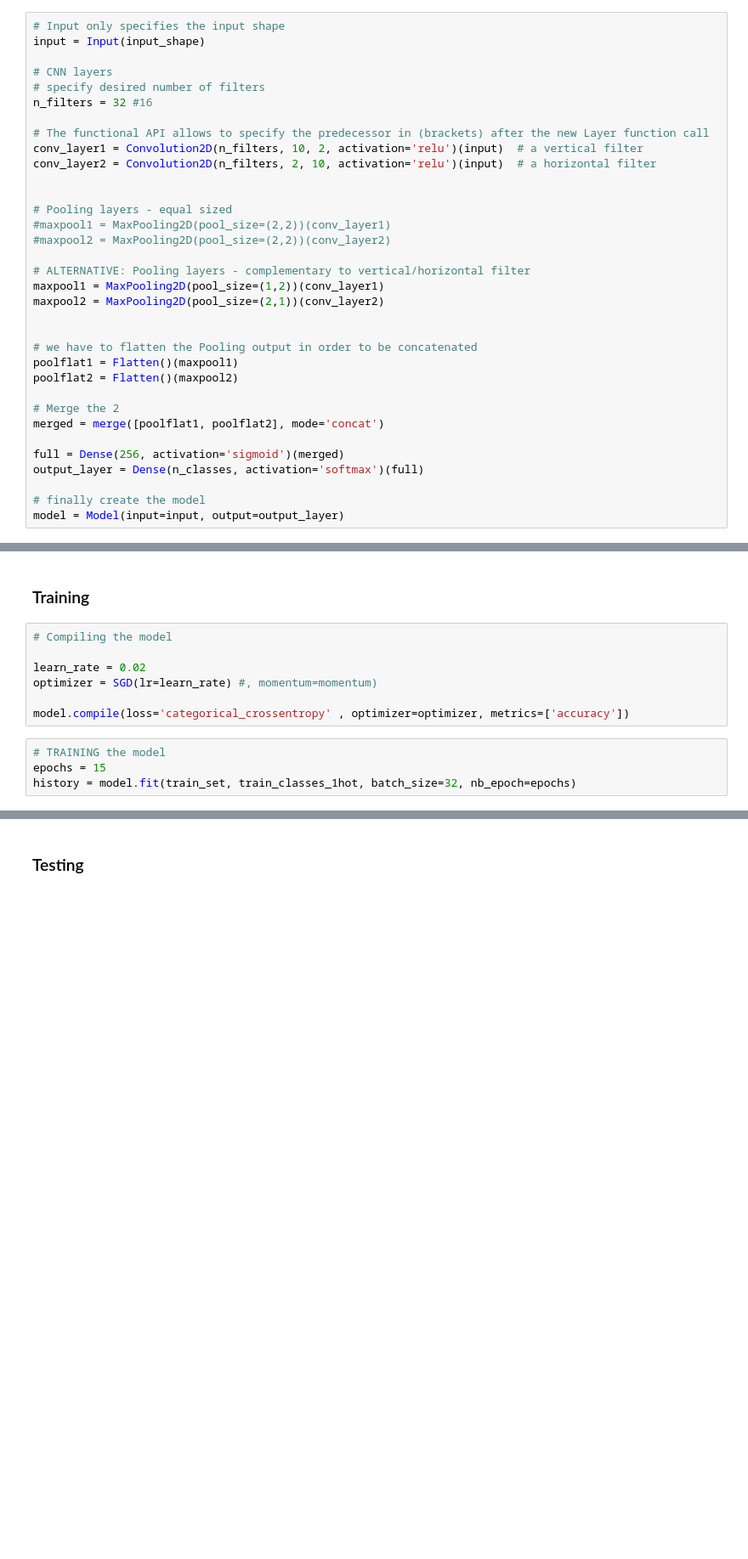
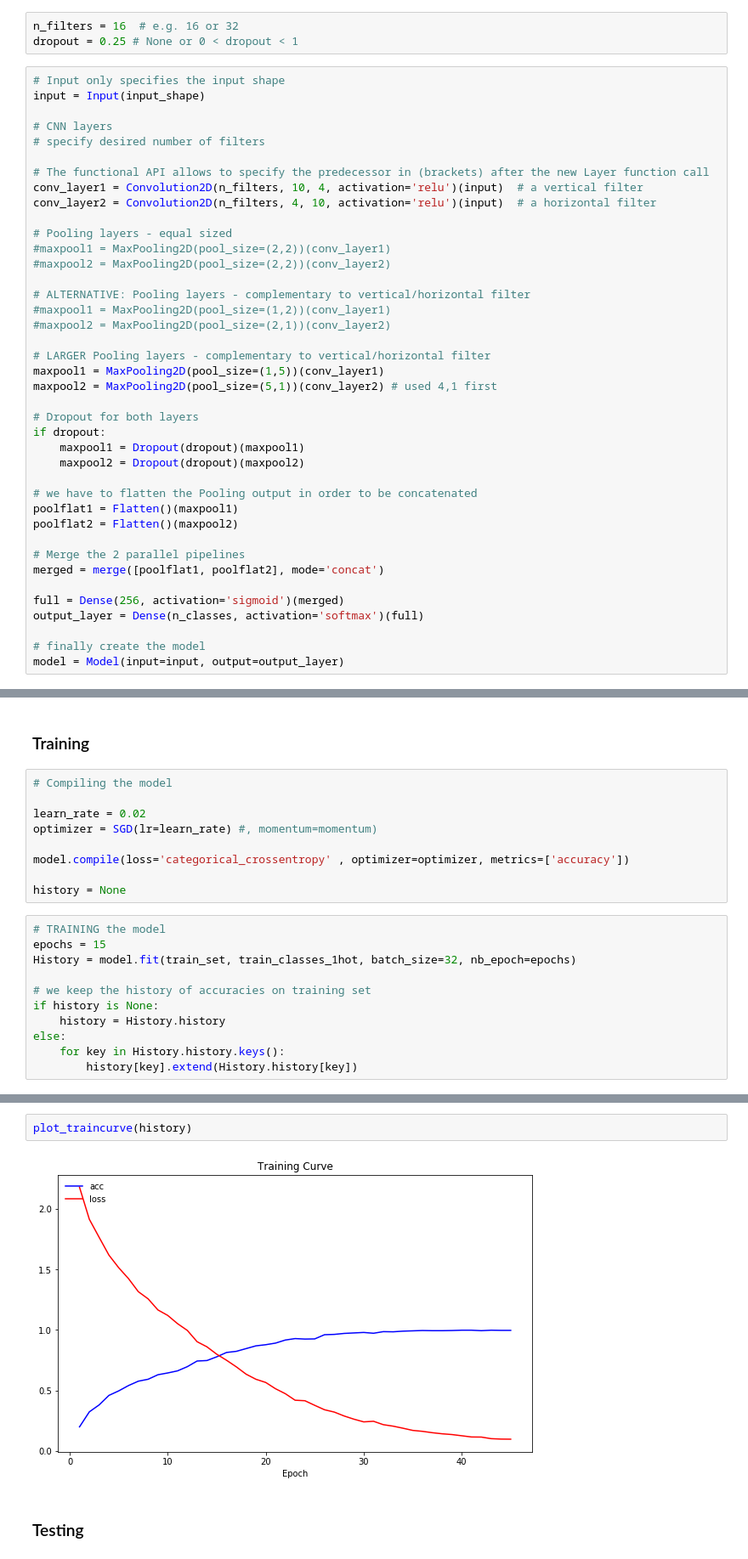
Before and after one commit to tuwien-musicir/DL_MIR_Tutorial, a Jupyter notebook: Music_genre_classification.ipynb, the cells around one changed output, grey strips where cells are left out. Shown: that part at 85% size. Saved outputs shown, nothing was run; the diff lists cells and outputs as text; blank space fills up the shorter version.

Commit message:
improved parallel model, added plotting

```diff
--- a/Music_genre_classification.ipynb
+++ b/Music_genre_classification.ipynb
@@ -884,33 +888,42 @@ The motivation to use parallel CNNs is to use one CNN that detects patterns in t
 
 To create parallel CNNs we need a "graph-based" model. In Keras 1.x this is realized via the functional API of the Model() class.
 We use it to create two CNN layers that run in parallel to each other and are merged subsequently.
+# %%
+n_filters = 16  # e.g. 16 or 32
+dropout = 0.25 # None or 0 < dropout < 1
 # %%
 # Input only specifies the input shape
 input = Input(input_shape)
 
 # CNN layers
 # specify desired number of filters
-n_filters = 32 #16
 
 # The functional API allows to specify the predecessor in (brackets) after the new Layer function call
-conv_layer1 = Convolution2D(n_filters, 10, 2, activation='relu')(input)  # a vertical filter
-conv_layer2 = Convolution2D(n_filters, 2, 10, activation='relu')(input)  # a horizontal filter
-
+conv_layer1 = Convolution2D(n_filters, 10, 4, activation='relu')(input)  # a vertical filter
+conv_layer2 = Convolution2D(n_filters, 4, 10, activation='relu')(input)  # a horizontal filter
 
 # Pooling layers - equal sized
 #maxpool1 = MaxPooling2D(pool_size=(2,2))(conv_layer1)
 #maxpool2 = MaxPooling2D(pool_size=(2,2))(conv_layer2)
 
 # ALTERNATIVE: Pooling layers - complementary to vertical/horizontal filter
-maxpool1 = MaxPooling2D(pool_size=(1,2))(conv_layer1)
-maxpool2 = MaxPooling2D(pool_size=(2,1))(conv_layer2)
+#maxpool1 = MaxPooling2D(pool_size=(1,2))(conv_layer1)
+#maxpool2 = MaxPooling2D(pool_size=(2,1))(conv_layer2)
 
+# LARGER Pooling layers - complementary to vertical/horizontal filter
+maxpool1 = MaxPooling2D(pool_size=(1,5))(conv_layer1)
+maxpool2 = MaxPooling2D(pool_size=(5,1))(conv_layer2) # used 4,1 first
+
+# Dropout for both layers
+if dropout:
+    maxpool1 = Dropout(dropout)(maxpool1)
+    maxpool2 = Dropout(dropout)(maxpool2)
 
 # we have to flatten the Pooling output in order to be concatenated
 poolflat1 = Flatten()(maxpool1)
 poolflat2 = Flatten()(maxpool2)
 
-# Merge the 2
+# Merge the 2 parallel pipelines
 merged = merge([poolflat1, poolflat2], mode='concat')
 
 full = Dense(256, activation='sigmoid')(merged)
@@ -947,9 +960,18 @@ learn_rate = 0.02
 optimizer = SGD(lr=learn_rate) #, momentum=momentum)
 
 model.compile(loss='categorical_crossentropy' , optimizer=optimizer, metrics=['accuracy'])
+
+history = None
 # %%
 # TRAINING the model
 epochs = 15
-history = model.fit(train_set, train_classes_1hot, batch_size=32, nb_epoch=epochs)
+History = model.fit(train_set, train_classes_1hot, batch_size=32, nb_epoch=epochs)
+
+# we keep the history of accuracies on training set
+if history is None:
+    history = History.history
+else:
+    for key in History.history.keys():
+        history[key].extend(History.history[key])
 # %% [output]
 Epoch 1/15
@@ -972,3 +994,7 @@ Epoch 15/15
+# %%
+plot_traincurve(history)
+# %% [output]
+[figure, added]
 # %% [markdown]
 ### Testing
 # %%
```
Also changed, not shown: parts of 12 cells of this notebook.
